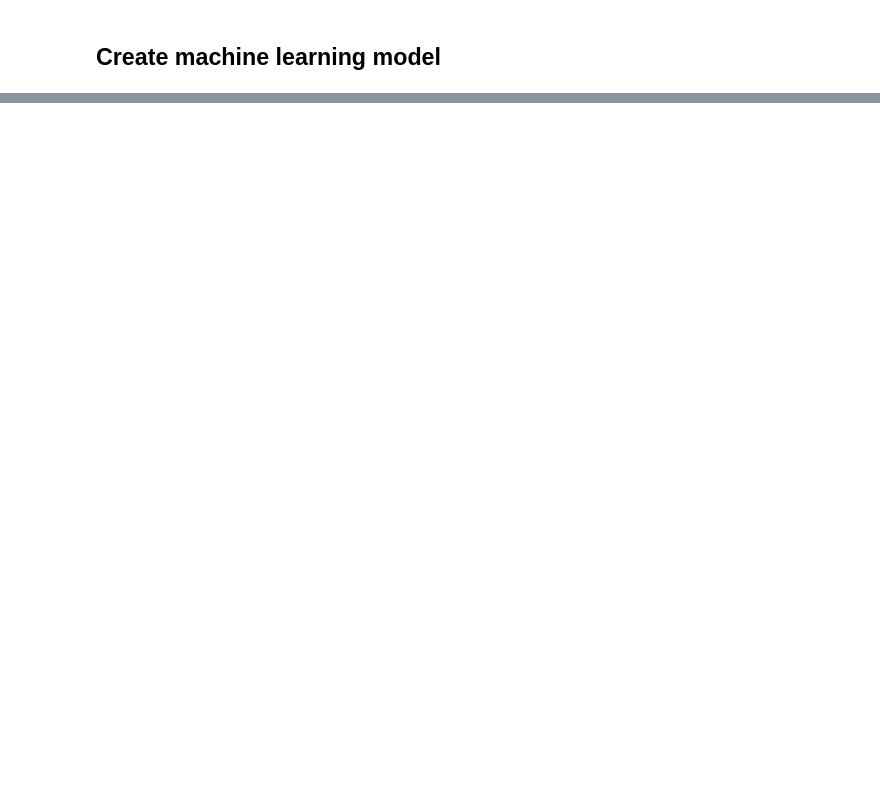
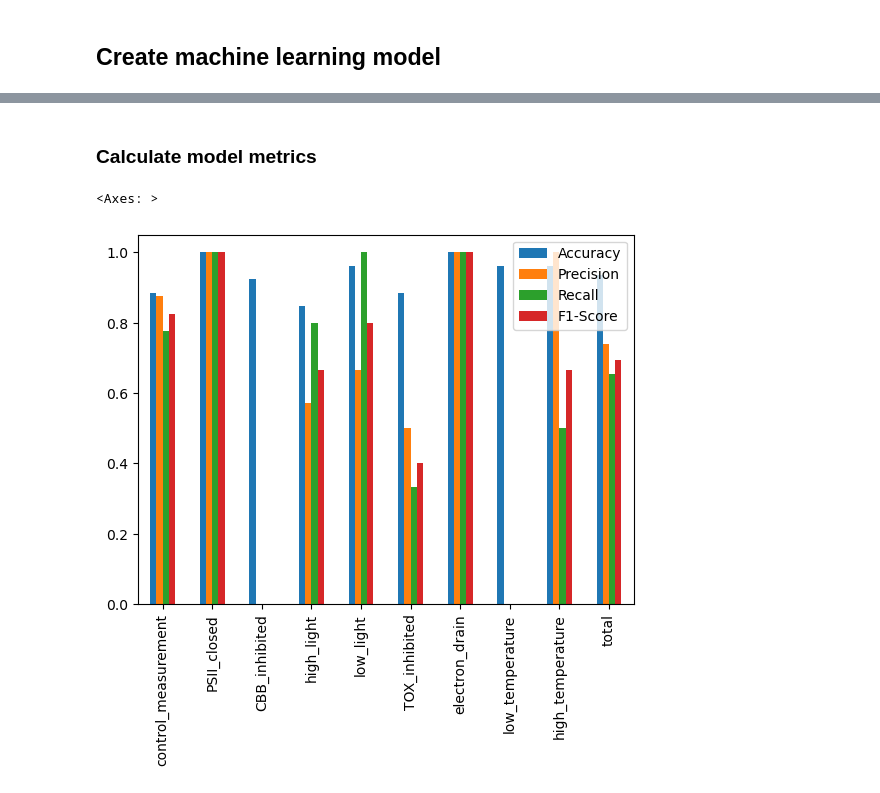
Before and after one commit to pfennigt/ojip-mlmodel-dissertation, a Jupyter notebook: data_import.ipynb, the cells around one changed output, grey strips where cells are left out. Saved outputs shown, nothing was run; the diff lists cells and outputs as text; code cells hidden in the pictures; blank space fills up the shorter version.

```diff
--- a/data_import.ipynb
+++ b/data_import.ipynb
@@ -576,0 +627,37 @@ _Y_pred = Y_pred.droplevel(list(range(1,20)))
+# %% [markdown]
+### Calculate model metrics
+# %%
+# Calculate model metrics
+
+model_metrics = pd.DataFrame(
+    columns = ["Accuracy", "Precision", "Recall", "F1-Score"]
+)
+
+for column in list(Y_test.columns.get_level_values(0)) + ["total"]:
+    if column == "total":
+        Y_test_long = Y_test.droplevel(1, axis=1).stack()
+        Y_pred_bool_long = Y_pred_bool.droplevel(1, axis=1).stack()
+    else:
+        Y_test_long = Y_test.droplevel(1, axis=1)[column]
+        Y_pred_bool_long = Y_pred_bool.droplevel(1, axis=1)[column]
+
+
+    # Total scores
+    accuracy = accuracy_score(Y_test_long, Y_pred_bool_long )
+
+    # Calculate precision
+    precision = precision_score(Y_test_long, Y_pred_bool_long )
+
+    # Calculate recall (sensitivity)
+    recall = recall_score(Y_test_long, Y_pred_bool_long )
+
+    # Calculate F1-score
+    f1 = f1_score(Y_test_long, Y_pred_bool_long )
+
+    model_metrics.loc[column, :] = (accuracy, precision, recall, f1)
+
+# Plot
+model_metrics.plot(kind="bar")
+# %% [output]
+<Axes: >
+[figure, added]
```
Also changed, not shown: parts of 25 cells of this notebook.
